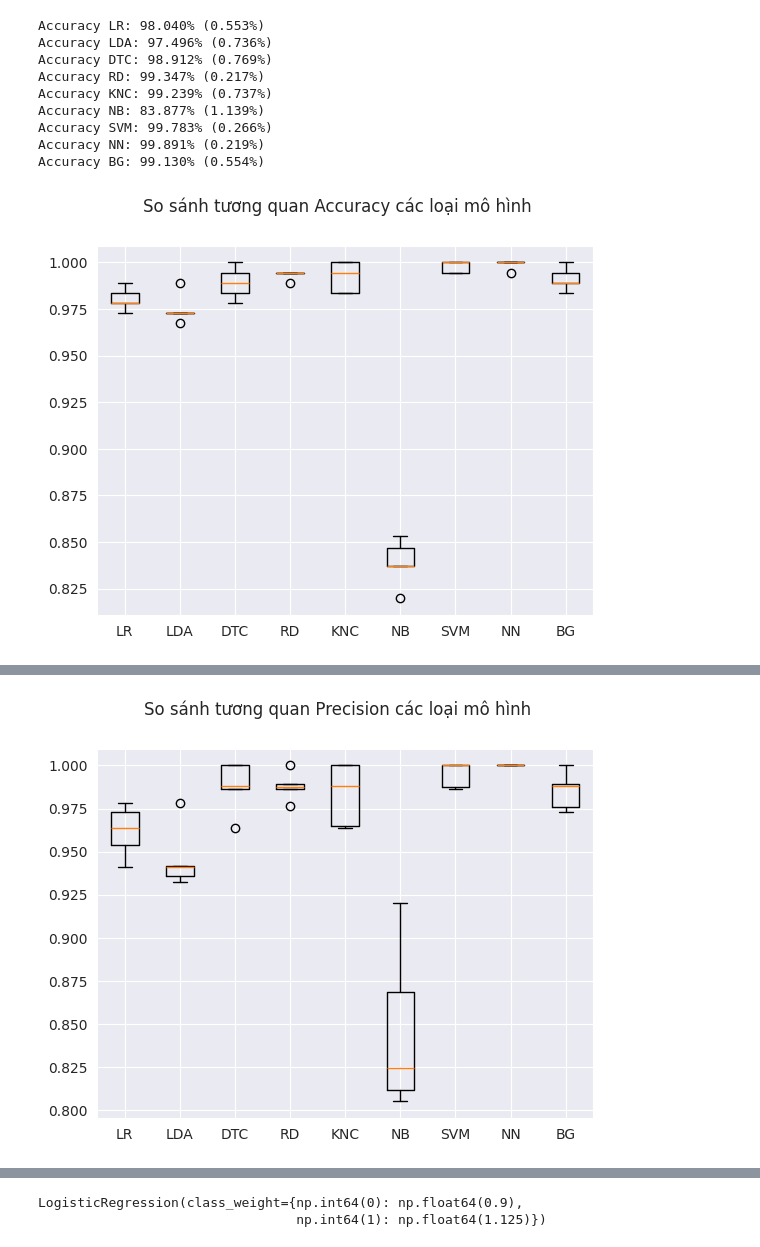
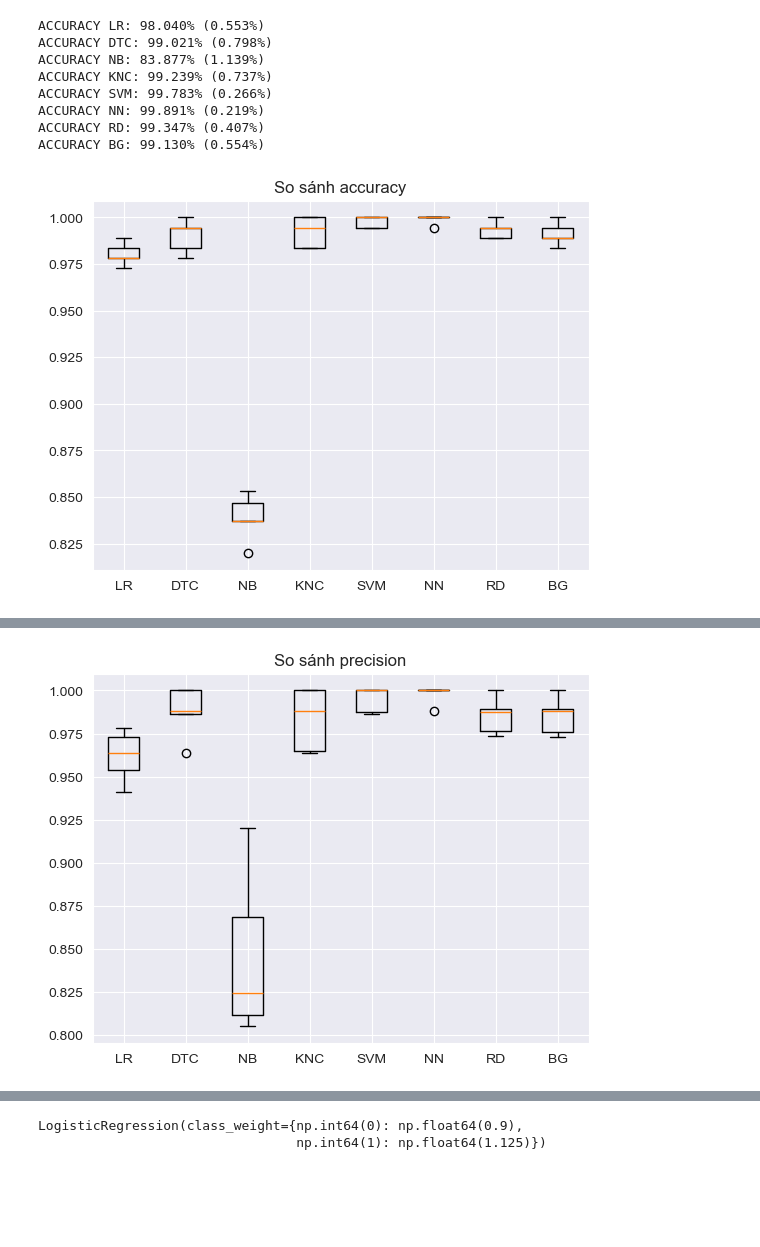
Before and after one commit to VanNguyenDucThinh/NhomCSTTNT25-26, a Jupyter notebook: DuAn/project/model/traditional_model.ipynb, the cells around one changed output, grey strips where cells are left out. Saved outputs shown, nothing was run; the diff lists cells and outputs as text; code cells hidden in the pictures; blank space fills up the shorter version.

```diff
--- a/DuAn/project/model/traditional_model.ipynb
+++ b/DuAn/project/model/traditional_model.ipynb
@@ -70,13 +78,11 @@ class_weights_dict = dict(zip(classes, weights))
 # %%
 feature_selection = {
     'LR': X.columns.tolist(),
-    'LDA': X.columns.tolist(),
     'DTC': X.columns.tolist(),
+    'NB': X.columns.tolist(),
+    'KNC': X.columns.tolist(),
+    'SVM': X.columns.tolist(),
+    'NN': X.columns.tolist(),
     'RD': X.columns.tolist(),
-    'KNC': X.columns.tolist(),
-    'GNB': X.columns.tolist(),
-    'NN': X.columns.tolist(),
-    'BG': X.columns.tolist(),
-    'NB': X.columns.tolist(),
-    'SVM': X.columns.tolist()
+    'BG': X.columns.tolist()
 }
@@ -86,7 +90,8 @@ feature_selection = {
 def check_model(name, model, X, Y, names, results, scoring):
     kfold = KFold(n_splits=5, shuffle=True, random_state=42)
     cv_results = cross_val_score(model, X[feature_selection[name]], Y, cv=kfold, scoring=scoring)
+
     results.append(cv_results)
     names.append(name)
-    msg = scoring.title()+" %s: %.3f%% (%.3f%%)"%(name, cv_results.mean()*100, cv_results.std()*100)
-    print(msg)
+
+    print(f"{scoring.upper()} {name}: {cv_results.mean()*100:.3f}% ({cv_results.std()*100:.3f}%)")
@@ -93,36 +100,37 @@ def check_model(name, model, X, Y, names, results, scoring):
 # %%
-results = []
-names = []
-scorings = ['accuracy','precision','recall','f1']
+models = [
+    ('LR', LogisticRegression(class_weight=class_weights_dict)),
+    ('DTC', DecisionTreeClassifier(class_weight=class_weights_dict)),
+    ('NB', GaussianNB()),
+    ('KNC', KNeighborsClassifier(n_neighbors=10)),
+    ('SVM', SVC(class_weight=class_weights_dict)),
+    ('NN', MLPClassifier(hidden_layer_sizes=(100,), max_iter=500)),
+    ('RD', RandomForestClassifier(n_estimators=100, class_weight=class_weights_dict)),
+    ('BG', GradientBoostingClassifier())
+]
+
+scorings = ['accuracy', 'precision', 'recall', 'f1']
 
 for scoring in scorings:
-    check_model('LR', LogisticRegression(class_weight=class_weights_dict), x_train, y_train, names, results, scoring)
-    check_model('LDA', LinearDiscriminantAnalysis(), x_train, y_train, names, results, scoring)
-    check_model('DTC', DecisionTreeClassifier(class_weight=class_weights_dict), x_train, y_train, names, results, scoring)
-    check_model('RD', RandomForestClassifier(n_estimators=100, random_state=42, class_weight=class_weights_dict), x_train, y_train, names, results, scoring)
-    check_model('KNC', KNeighborsClassifier(n_neighbors=10), x_train, y_train, names, results, scoring)
-    check_model('NB', GaussianNB(), x_train, y_train, names, results, scoring)
-    check_model('SVM', SVC(class_weight=class_weights_dict), x_train, y_train, names, results, scoring)
-    check_model('NN', MLPClassifier(hidden_layer_sizes=(100,), max_iter=500), x_train, y_train, names, results, scoring)
-    check_model('BG', GradientBoostingClassifier(), x_train, y_train, names, results, scoring)
-
-    fig = plt.figure()
-    fig.suptitle(f'So sánh tương quan {scoring.title()} các loại mô hình')
-    ax = fig.add_subplot(111)
-    plt.boxplot(results)
-    ax.set_xticklabels(names)
-    plt.show()
-
     results = []
     names = []
+
+    for name, model in models:
+        check_model(name, model, x_train, y_train, names, results, scoring)
+
+    # plot
+    plt.figure()
+    plt.title(f"So sánh {scoring}")
+    plt.boxplot(results)
+    plt.xticks(range(1, len(names)+1), names)
+    plt.show()
 # %% [output]
-Accuracy LR: 98.040% (0.553%)
-Accuracy LDA: 97.496% (0.736%)
-Accuracy DTC: 98.912% (0.769%)
-Accuracy RD: 99.347% (0.217%)
-Accuracy KNC: 99.239% (0.737%)
-Accuracy NB: 83.877% (1.139%)
-Accuracy SVM: 99.783% (0.266%)
-Accuracy NN: 99.891% (0.219%)
-Accuracy BG: 99.130% (0.554%)
+ACCURACY LR: 98.040% (0.553%)
+ACCURACY DTC: 99.021% (0.798%)
+ACCURACY NB: 83.877% (1.139%)
+ACCURACY KNC: 99.239% (0.737%)
+ACCURACY SVM: 99.783% (0.266%)
+ACCURACY NN: 99.891% (0.219%)
+ACCURACY RD: 99.347% (0.407%)
+ACCURACY BG: 99.130% (0.554%)
-[figure, old version]
+[figure, new version]
@@ -138 +145 @@ Precision BG: 98.513% (0.983%)
-[figure, old version]
+[figure, new version]
```
Also changed, not shown: parts of 14 cells of this notebook, 16 other files.
